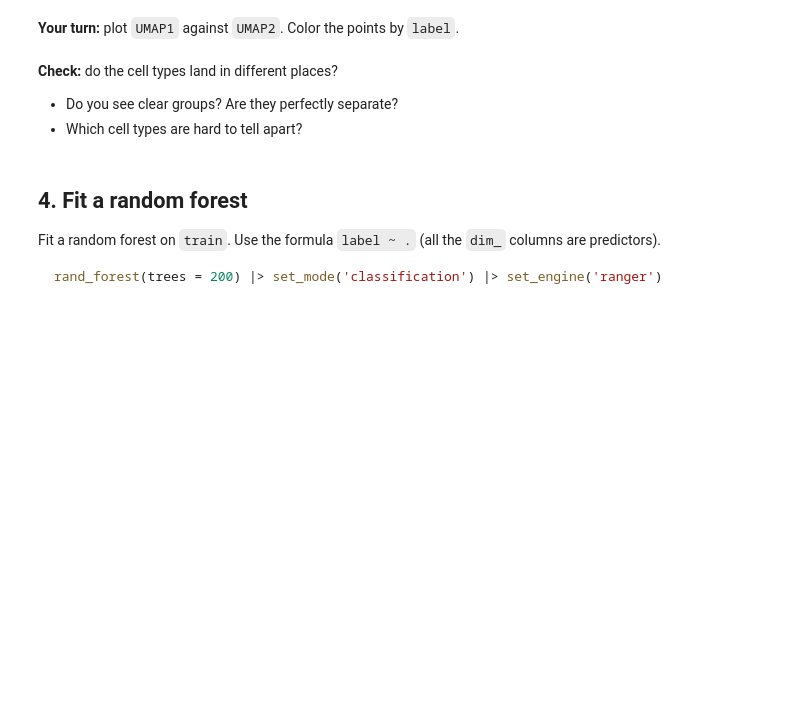
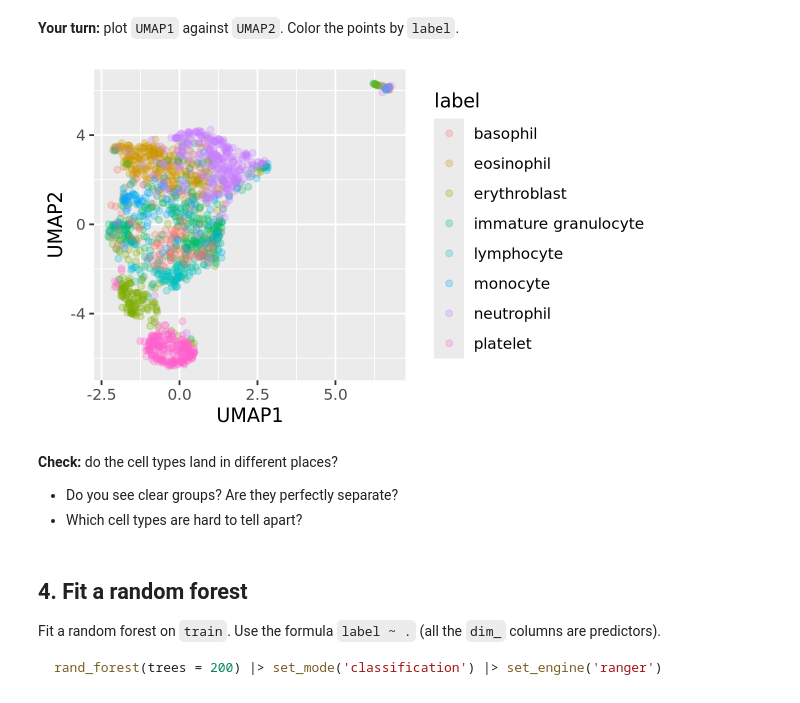
Before and after one commit to jleet-unc/512codespace, a Jupyter notebook: exercises/18-bloodmnist-exercise.ipynb, the cells around one changed output. Saved outputs shown, nothing was run; the diff lists cells and outputs as text; code cells hidden in the pictures; blank space fills up the shorter version.

```diff
--- a/exercises/18-bloodmnist-exercise.ipynb
+++ b/exercises/18-bloodmnist-exercise.ipynb
@@ -63,6 +109,10 @@ umap_coords |> head()
 **Your turn:** plot `UMAP1` against `UMAP2`. Color the points by `label`.
 # %%
 # Chart code goes here
+ggplot(umap_coords, aes(x = UMAP1, y = UMAP2, color = label)) +
+    geom_point(alpha = .25)
+# %% [output]
+[figure, added]
 # %% [markdown]
 **Check:** do the cell types land in different places?
 
```
Also changed, not shown: parts of 8 cells of this notebook.
